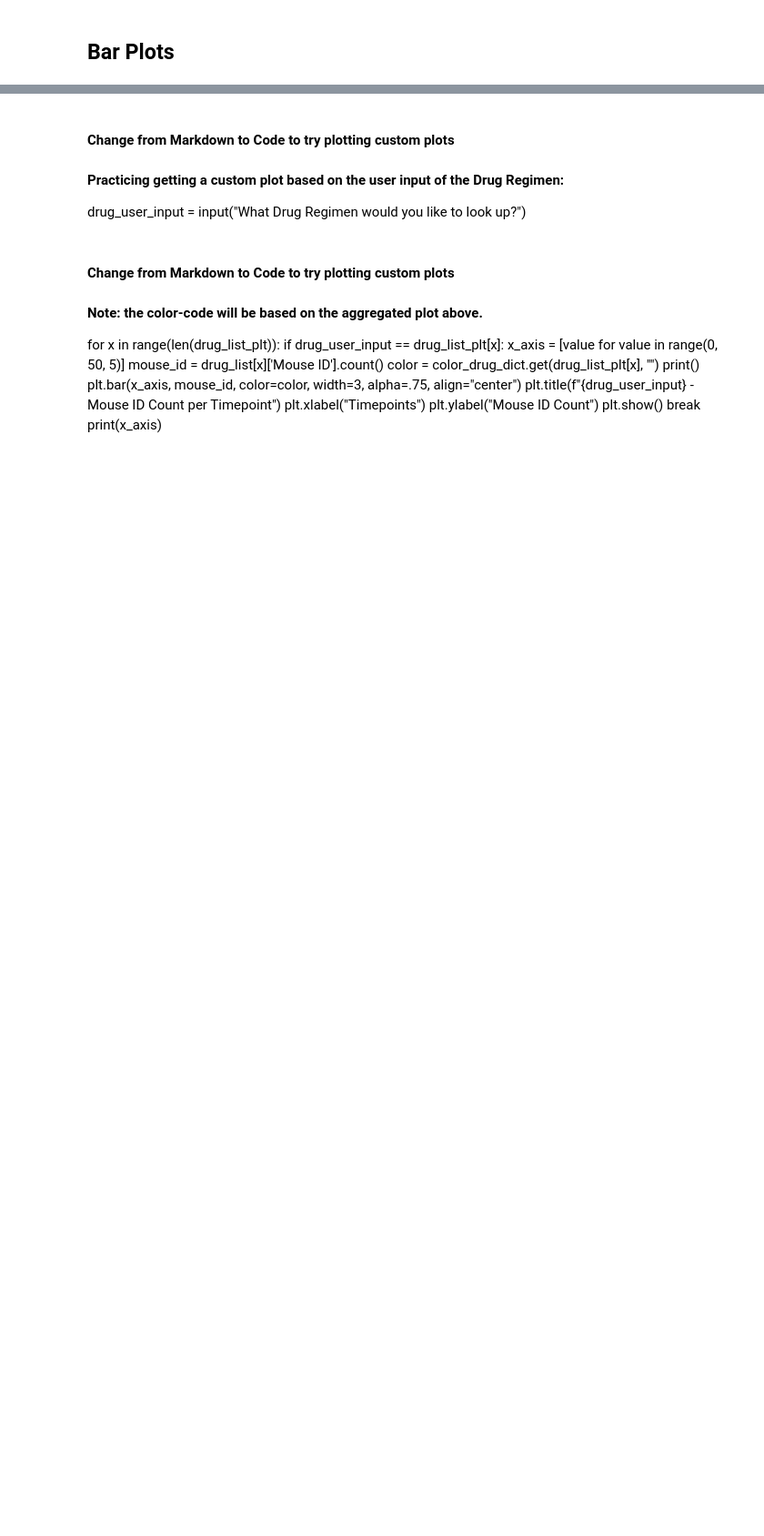
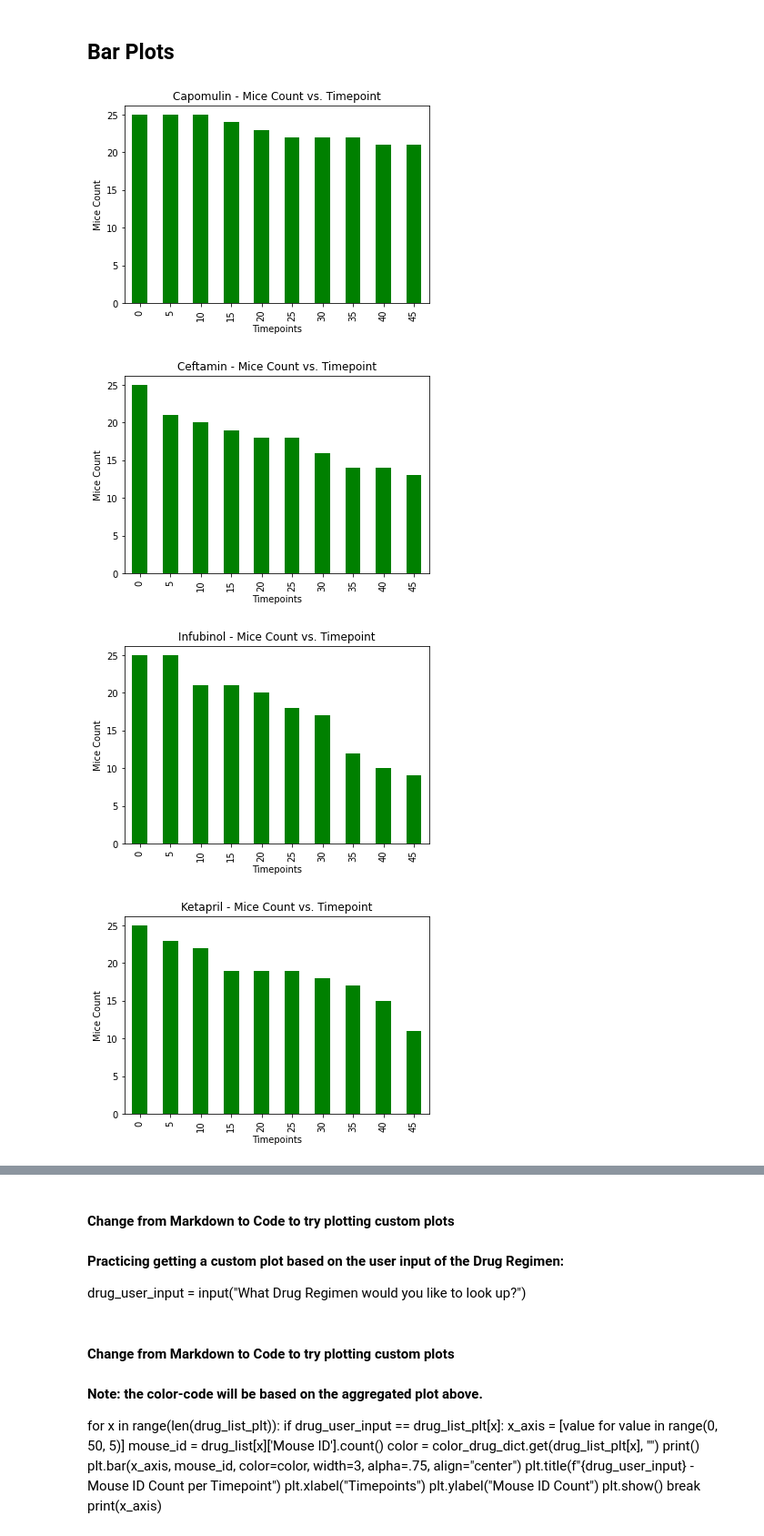
Before and after one commit to IrinaUX/MatPlotLib_hw, a Jupyter notebook: pymaceuticals_starter-Copy6_Statisctics.ipynb, the cells around one changed output, grey strips where cells are left out. Shown at 91% size. Saved outputs shown, nothing was run; the diff lists cells and outputs as text; code cells hidden in the pictures; blank space fills up the shorter version.

```diff
--- a/pymaceuticals_starter-Copy6_Statisctics.ipynb
+++ b/pymaceuticals_starter-Copy6_Statisctics.ipynb
@@ -74,16 +87,21 @@ len(clean_df["Mouse ID"].unique())
 # %%
 # Generate a bar plot showing the number of mice per time point for each treatment throughout the course of the study using pandas.
 # %%
-# # Create a drug list to iterate over:
-# drug_list = summary_table1.index.tolist()
-# for x in range(len(drug_list)):
-#     drug_name = drug_list[x]
-#     drug_list[x] = clean_df.loc[clean_df["Drug Regimen"] == drug_list[x]]
-#     plot_title = f"{drug_name} - Mice Count vs. Timepoint"
-#     drug_list[x] = drug_list[x][["Mouse ID", "Timepoint"]]
-#     drug_list[x] = drug_list[x].groupby('Timepoint')
-#     mouse_id = drug_list[x]['Mouse ID'].count()
-#     timepoint_barchart = mouse_id.plot(kind='bar', title=plot_title, color='g')
-#     timepoint_barchart.set_xlabel("Timepoints")
-#     timepoint_barchart.set_ylabel("Mice Count")
-#     plt.show()
+# Create a drug list to iterate over:
+drug_list = summary_table1.index.tolist()
+for x in range(len(drug_list)):
+    drug_name = drug_list[x]
+    drug_list[x] = clean_df.loc[clean_df["Drug Regimen"] == drug_list[x]]
+    plot_title = f"{drug_name} - Mice Count vs. Timepoint"
+    drug_list[x] = drug_list[x][["Mouse ID", "Timepoint"]]
+    drug_list[x] = drug_list[x].groupby('Timepoint')
+    mouse_id = drug_list[x]['Mouse ID'].count()
+    timepoint_barchart = mouse_id.plot(kind='bar', title=plot_title, color='g')
+    timepoint_barchart.set_xlabel("Timepoints")
+    timepoint_barchart.set_ylabel("Mice Count")
+    plt.show()
+# %% [output]
+[figure, added]
+[figure, added]
+[figure, added]
+[figure, added]
```
Also changed, not shown: parts of 28 cells of this notebook.
